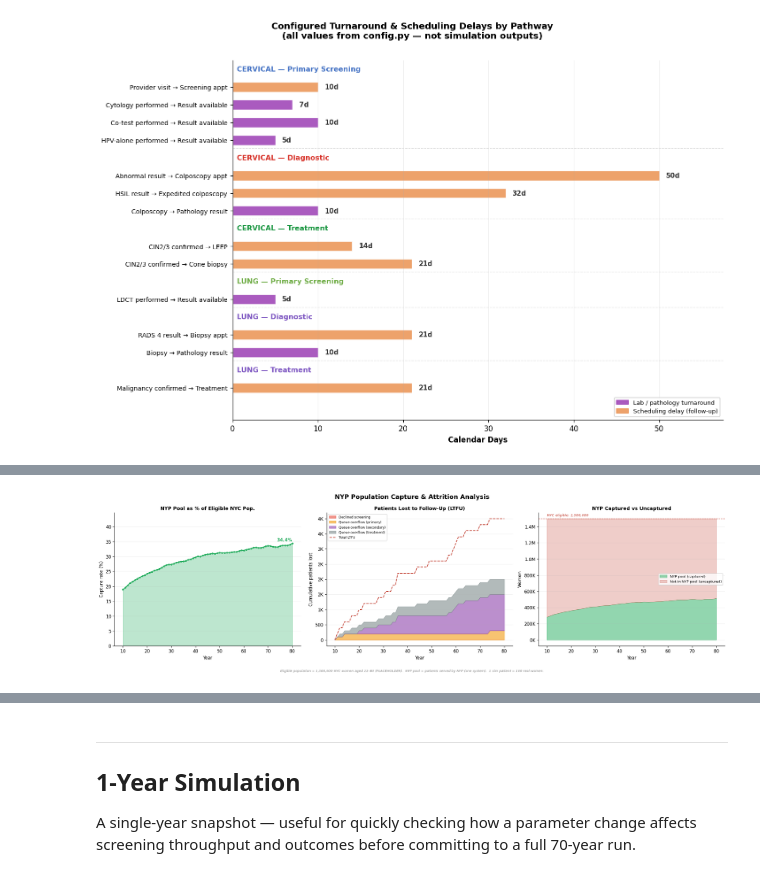
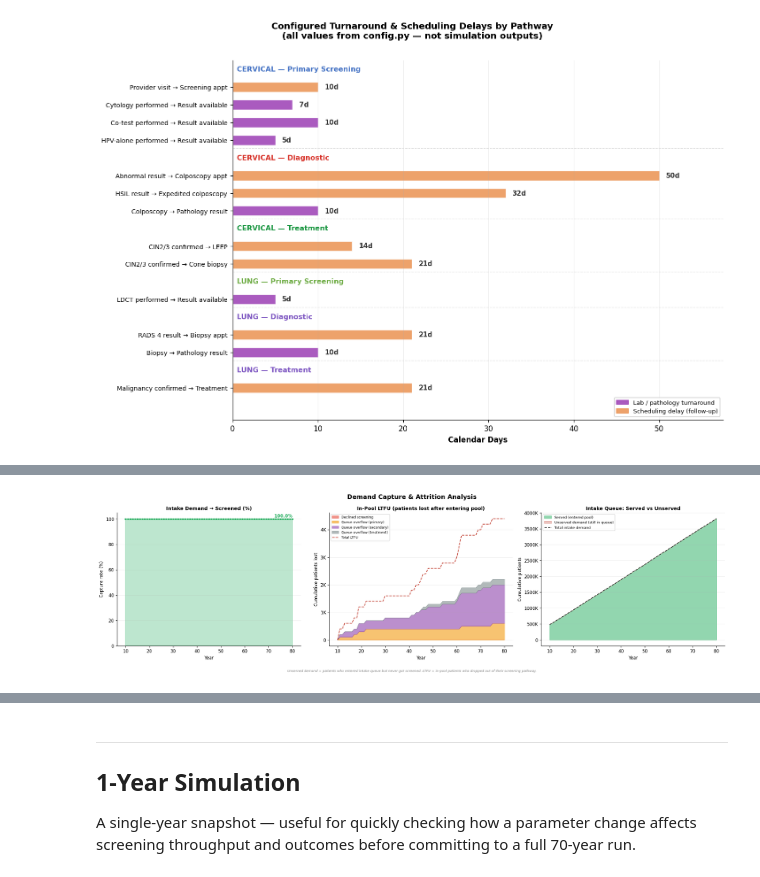
Before and after one commit to ap4509-columbia/NYP, a Jupyter notebook: notebooks/simulation.ipynb, the cells around one changed output, grey strips where cells are left out. Cells and saved outputs as stored; diff of their text form; code cells hidden in the pictures.

```diff
--- a/notebooks/simulation.ipynb
+++ b/notebooks/simulation.ipynb
@@ -3351,109 +3319,103 @@ import numpy as np
 import config as cfg
 
 # =============================================================================
-# Population Capture Analysis — NYP vs Total Eligible NYC Population
+# Demand Capture Analysis — Intake Queue → Pool Conversion
 #
-# Pool = women served by NYP (one hospital system).
-# Uncaptured = eligible NYC women not in NYP's patient pool.
-# LTFU = patients who entered the system but were lost to follow-up.
+# Unserved demand = patients who entered the intake queue but were never
+# screened (still waiting at end of simulation).
+# LTFU = patients who entered the pool but dropped out before completing
+# their screening pathway.
 # =============================================================================
 
 m   = metrics_70yr
 chk = post_warmup_checkpoints(m.get("year_checkpoints", []))
 years = [c["year"] for c in chk]
 
-pool_real  = [c.get("pool_size", 0) * cfg.POPULATION_SCALE_FACTOR for c in chk]
-nyc_total  = cfg.NYC_ELIGIBLE_POPULATION
-capture    = [100 * p / max(nyc_total, 1) for p in pool_real]
+# Intake queue tracking
+cum_intake_total  = [c.get("cum_intake_total", 0) for c in chk]
+cum_intake_served = [c.get("cum_intake_served", 0) for c in chk]
+intake_unserved   = [t - s for t, s in zip(cum_intake_total, cum_intake_served)]
+capture_rate      = [100 * s / max(t, 1) for s, t in zip(cum_intake_served, cum_intake_total)]
 
-# ── LTFU data (cumulative → annual) ─────────────────────────────────────────
-cum_ltfu = [c.get("cum_ltfu", 0) * cfg.POPULATION_SCALE_FACTOR for c in chk]
-ann_ltfu = [cum_ltfu[0]] + [cum_ltfu[i] - cum_ltfu[i-1] for i in range(1, len(cum_ltfu))]
+# Scale to real patients
+scale = cfg.POPULATION_SCALE_FACTOR
+intake_total_real  = [v * scale for v in cum_intake_total]
+intake_served_real = [v * scale for v in cum_intake_served]
+unserved_real      = [v * scale for v in intake_unserved]
 
-# Breakdown by type
-cum_ltfu_unscr = [c.get("cum_ltfu_unscreened", 0) * cfg.POPULATION_SCALE_FACTOR for c in chk]
-cum_ltfu_q1    = [c.get("cum_ltfu_queue_primary", 0) * cfg.POPULATION_SCALE_FACTOR for c in chk]
-cum_ltfu_q2    = [c.get("cum_ltfu_queue_secondary", 0) * cfg.POPULATION_SCALE_FACTOR for c in chk]
-cum_ltfu_qt    = [c.get("cum_ltfu_queue_treatment", 0) * cfg.POPULATION_SCALE_FACTOR for c in chk]
-
-ann_unscr = [cum_ltfu_unscr[0]] + [cum_ltfu_unscr[i] - cum_ltfu_unscr[i-1] for i in range(1, len(cum_ltfu_unscr))]
-ann_q1    = [cum_ltfu_q1[0]]    + [cum_ltfu_q1[i] - cum_ltfu_q1[i-1]       for i in range(1, len(cum_ltfu_q1))]
-ann_q2    = [cum_ltfu_q2[0]]    + [cum_ltfu_q2[i] - cum_ltfu_q2[i-1]       for i in range(1, len(cum_ltfu_q2))]
-ann_qt    = [cum_ltfu_qt[0]]    + [cum_ltfu_qt[i] - cum_ltfu_qt[i-1]       for i in range(1, len(cum_ltfu_qt))]
+# LTFU data
+cum_ltfu = [c.get("cum_ltfu", 0) * scale for c in chk]
+cum_ltfu_unscr = [c.get("cum_ltfu_unscreened", 0) * scale for c in chk]
+cum_ltfu_q1    = [c.get("cum_ltfu_queue_primary", 0) * scale for c in chk]
+cum_ltfu_q2    = [c.get("cum_ltfu_queue_secondary", 0) * scale for c in chk]
+cum_ltfu_qt    = [c.get("cum_ltfu_queue_treatment", 0) * scale for c in chk]
 
 fig, (ax1, ax2, ax3) = plt.subplots(1, 3, figsize=(20, 5.5))
 fig.patch.set_facecolor("white")
-fig.suptitle("NYP Population Capture & Attrition Analysis", fontsize=14, fontweight="bold")
+fig.suptitle("Demand Capture & Attrition Analysis", fontsize=14, fontweight="bold")
 
-# ── Panel 1: Capture rate over time ─────────────────────────────────────────
-ax1.fill_between(years, capture, color="#27AE60", alpha=0.3)
-ax1.plot(years, capture, color="#27AE60", lw=2, marker="o", ms=3)
-
-if capture:
-    ax1.text(years[-1], capture[-1] + 0.3,
-             f"{capture[-1]:.1f}%",
+# ── Panel 1: Demand capture rate ────────────────────────────────────────────
+ax1.fill_between(years, capture_rate, color="#27AE60", alpha=0.3)
+ax1.plot(years, capture_rate, color="#27AE60", lw=2, marker="o", ms=3)
+if capture_rate:
+    ax1.text(years[-1], capture_rate[-1] + 0.3,
+             f"{capture_rate[-1]:.1f}%",
              ha="right", va="bottom", fontsize=10, color="#27AE60", fontweight="bold")
-
 ax1.set_xlabel("Year", fontsize=10)
 ax1.set_ylabel("Capture rate (%)", fontsize=10)
-ax1.set_title("NYP Pool as % of Eligible NYC Pop.", fontsize=11, fontweight="bold")
-y_max = max(max(capture) * 1.3, 5) if capture else 5
-ax1.set_ylim(0, y_max)
+ax1.set_title("Intake Demand → Screened (%)", fontsize=11, fontweight="bold")
+y_max = max(max(capture_rate) * 1.15, 10) if capture_rate else 10
+ax1.set_ylim(0, min(y_max, 105))
 ax1.grid(axis="y", alpha=0.2)
 ax1.spines[["top", "right"]].set_visible(False)
 
-# ── Panel 2: Cumulative LTFU by type ────────────────────────────────────────
+# ── Panel 2: Cumulative LTFU by type (in-pool only) ────────────────────────
 ax2.fill_between(years, cum_ltfu_unscr, color="#E74C3C", alpha=0.6, label="Declined screening")
 bottom1 = np.array(cum_ltfu_unscr)
 ax2.fill_between(years, bottom1, bottom1 + np.array(cum_ltfu_q1),
                  color="#F39C12", alpha=0.6, label="Queue overflow (primary)")
 bottom2 = bottom1 + np.array(cum_ltfu_q1)
 ax2.fill_between(years, bottom2, bottom2 + np.array(cum_ltfu_q2),
                  color="#8E44AD", alpha=0.6, label="Queue overflow (secondary)")
 bottom3 = bottom2 + np.array(cum_ltfu_q2)
 ax2.fill_between(years, bottom3, bottom3 + np.array(cum_ltfu_qt),
                  color="#7F8C8D", alpha=0.6, label="Queue overflow (treatment)")
-
 ax2.plot(years, cum_ltfu, color="#C0392B", lw=1.5, ls="--", label="Total LTFU")
 
 ax2.set_xlabel("Year", fontsize=10)
 ax2.set_ylabel("Cumulative patients lost", fontsize=10)
-ax2.set_title("Patients Lost to Follow-Up (LTFU)", fontsize=11, fontweight="bold")
+ax2.set_title("In-Pool LTFU (patients lost after entering pool)", fontsize=11, fontweight="bold")
 ax2.yaxis.set_major_formatter(mticker.FuncFormatter(
     lambda x, _: f"{x/1e3:.0f}K" if x >= 1000 else f"{x:.0f}"))
 ax2.legend(fontsize=7.5, loc="upper left")
 ax2.grid(axis="y", alpha=0.2)
 ax2.spines[["top", "right"]].set_visible(False)
 
-# ── Panel 3: Captured vs uncaptured (absolute) ──────────────────────────────
-ax3.fill_between(years, pool_real, color="#27AE60", alpha=0.5, label="NYP pool (captured)")
-ax3.fill_between(years, pool_real, [nyc_total]*len(years),
-                 color="#C0392B", alpha=0.25, label="Not in NYP pool (uncaptured)")
-ax3.axhline(nyc_total, color="#C0392B", ls="--", lw=1, alpha=0.7)
-ax3.text(years[0], nyc_total * 1.02,
-         f"NYC eligible: {nyc_total:,.0f}",
-         fontsize=8, color="#C0392B", fontstyle="italic")
+# ── Panel 3: Intake demand — served vs unserved ─────────────────────────────
+ax3.fill_between(years, intake_served_real, color="#27AE60", alpha=0.5, label="Served (entered pool)")
+ax3.fill_between(years, intake_served_real, intake_total_real,
+                 color="#C0392B", alpha=0.3, label="Unserved demand (still in queue)")
+ax3.plot(years, intake_total_real, color="#333", lw=1.5, ls="--", label="Total intake demand")
 
 ax3.set_xlabel("Year", fontsize=10)
-ax3.set_ylabel("Women", fontsize=10)
-ax3.set_title("NYP Captured vs Uncaptured", fontsize=11, fontweight="bold")
+ax3.set_ylabel("Cumulative patients", fontsize=10)
+ax3.set_title("Intake Queue: Served vs Unserved", fontsize=11, fontweight="bold")
 ax3.yaxis.set_major_formatter(mticker.FuncFormatter(
-    lambda x, _: f"{x/1e6:.1f}M" if x >= 1e6 else f"{x/1e3:.0f}K"))
-ax3.legend(fontsize=8, loc="center right")
+    lambda x, _: f"{x/1e3:.0f}K" if x >= 1000 else f"{x:.0f}"))
+ax3.legend(fontsize=8, loc="upper left")
 ax3.grid(axis="y", alpha=0.2)
 ax3.spines[["top", "right"]].set_visible(False)
 
 fig.text(0.5, -0.04,
-         f"Eligible population = {nyc_total:,.0f} NYC women aged 21–80 (PLACEHOLDER).  "
-         f"NYP pool = patients served by NYP (one system).  "
-         f"1 sim patient = {cfg.POPULATION_SCALE_FACTOR} real women.",
+         "Unserved demand = patients who entered intake queue but never got screened. "
+         "LTFU = in-pool patients who dropped out of their screening pathway.",
          ha="center", fontsize=7.5, color="#888", fontstyle="italic")
 
 plt.tight_layout()
 plt.savefig(viz_path("population_capture"), dpi=150, bbox_inches="tight")
 plt.show()
 # %% [output]
-[figure, old version]
+[figure, new version]
 # %%
 import matplotlib.pyplot as plt
 import matplotlib.ticker as mticker
```
Also changed, not shown: parts of 32 cells of this notebook, 31 other files.
